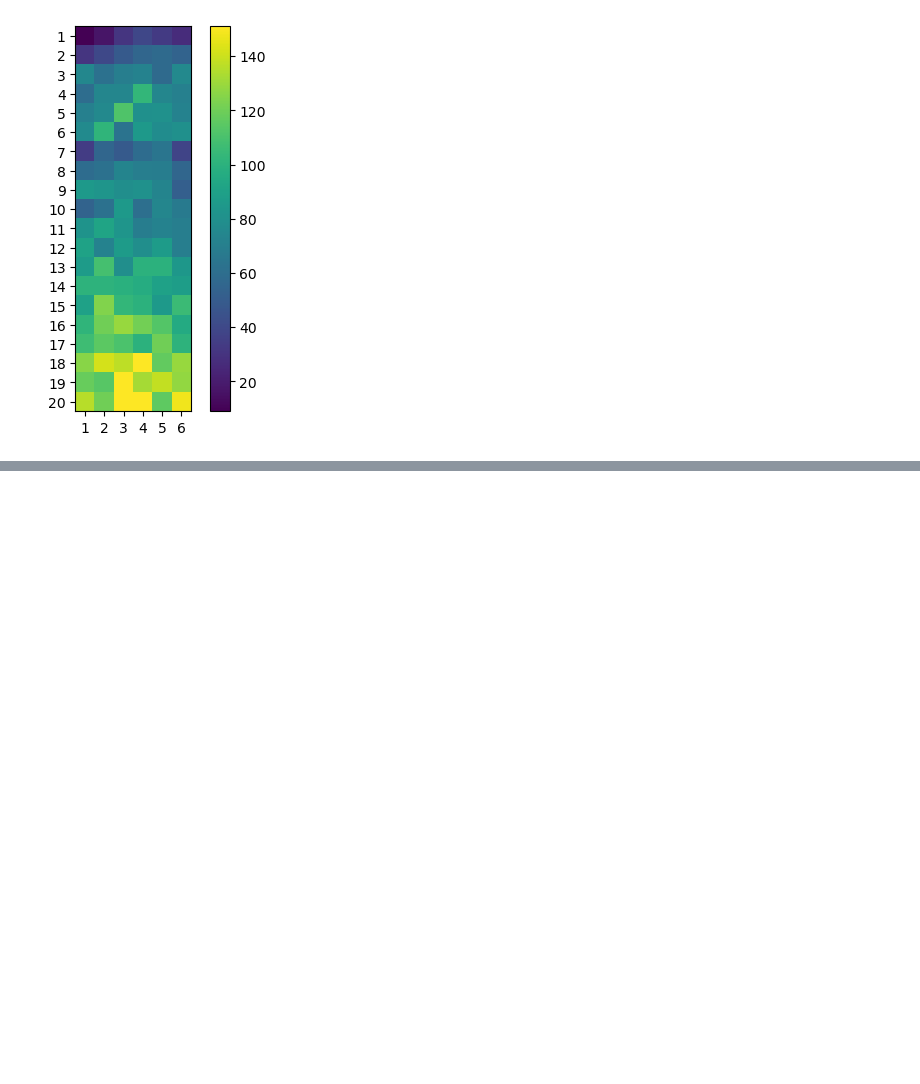
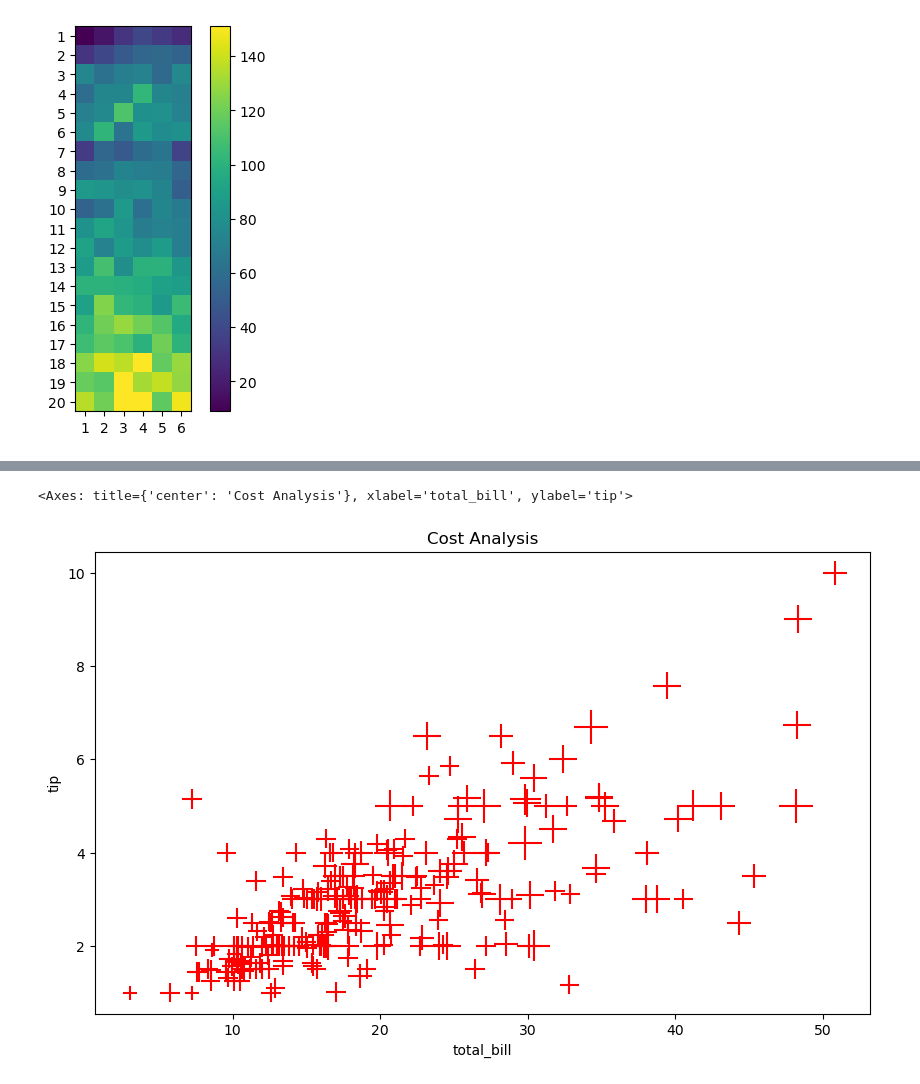
Before and after one commit to SKsudhanshukumar/AIML, a Jupyter notebook: Matplotlib/matplotlib2.ipynb, the cells around one changed output, grey strips where cells are left out. Saved outputs shown, nothing was run; the diff lists cells and outputs as text; code cells hidden in the pictures; blank space fills up the shorter version.

```diff
--- a/Matplotlib/matplotlib2.ipynb
+++ b/Matplotlib/matplotlib2.ipynb
@@ -210,0 +220,12 @@ plt.show()
+# %%
+# can be used in Dataframe as well
+import seaborn as sns
+tips=sns.load_dataset('tips')
+tips.head()
+tips['size']=tips['size']*100
+# %%
+# Scatter plot -> labels -> markers -> figsize -> color -> cmap
+tips.plot(kind='scatter',x='total_bill',y='tip',title='Cost Analysis',color='red',marker='+',figsize=(10,6),s='size')
+# %% [output]
+<Axes: title={'center': 'Cost Analysis'}, xlabel='total_bill', ylabel='tip'>
+[figure, added]
```
Also changed, not shown: parts of 18 cells of this notebook.
